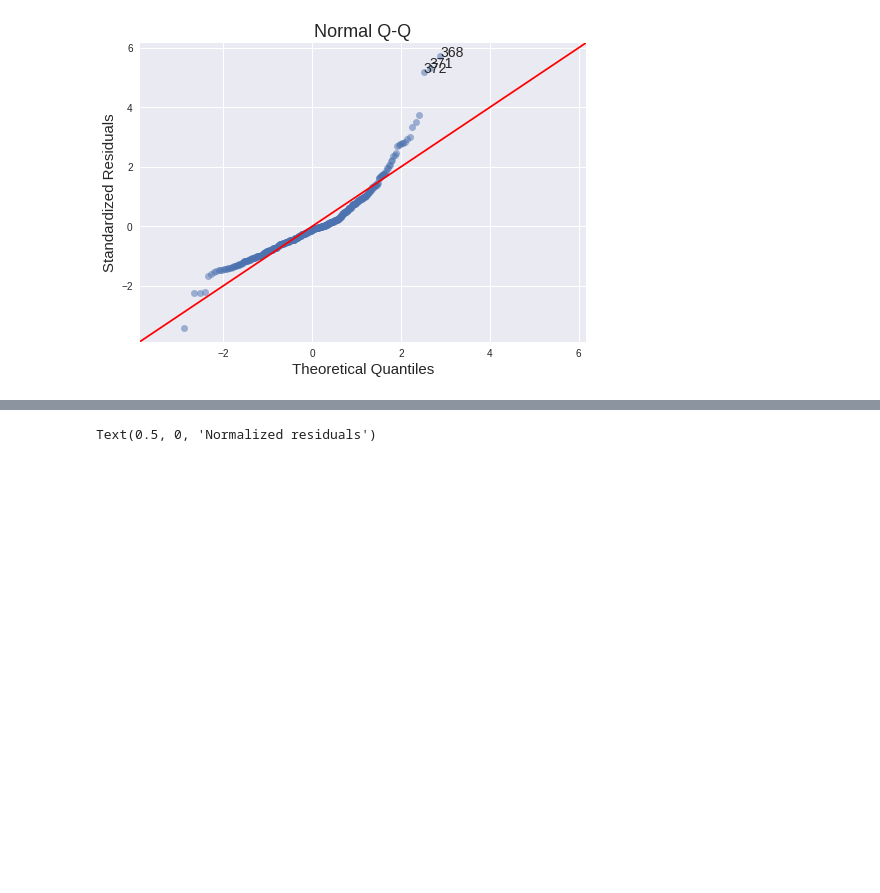
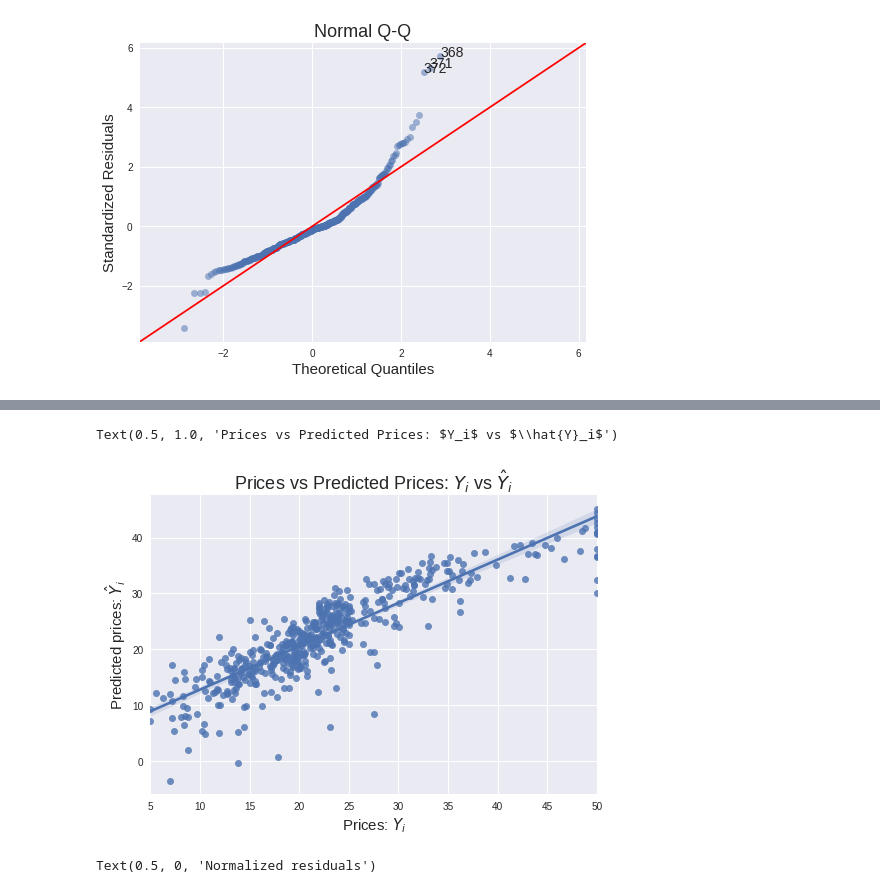
Before and after one commit to villafue/Python_Statistics, a Jupyter notebook: Boston_Mini_Project_Linear_Regression.ipynb, the cells around one changed output, grey strips where cells are left out. Cells and saved outputs as stored; diff of their text form; code cells hidden in the pictures; blank space fills up the shorter version.

```diff
--- a/Boston_Mini_Project_Linear_Regression.ipynb
+++ b/Boston_Mini_Project_Linear_Regression.ipynb
@@ -1284,0 +1347,4 @@ _A:_ The model identified 3 big outliers. This may due to negative predicted pri
+# %%
+np_otl = np.concatenate([abs_norm_resid_top_3, leverage_top_3[~np.isin(leverage_top_3,abs_norm_resid_top_3)]])
+# z = np.concatenate([x, y[~np.isin(y,x)])
+np_otl
@@ -1284,0 +1382,3 @@ _A:_ The model identified 3 big outliers. This may due to negative predicted pri
+# %%
+df_no_otl = dataframe.drop(np_otl)
+df_no_otl.shape
@@ -1284,0 +1391,5 @@ _A:_ The model identified 3 big outliers. This may due to negative predicted pri
+# %%
+# m = ols('PRICE ~ PTRATIO',bos).fit()
+m13_no_otl = ols('PRICE ~ CRIM + ZN + INDUS + CHAS + NOX + RM + AGE + DIS + TAX + PTRATIO + B + LSTAT',df_no_otl).fit()
+print(m13_no_otl.summary())
+print(m13.summary())
@@ -1285,3 +1425,14 @@ _A:_ The model identified 3 big outliers. This may due to negative predicted pri
+# %%
+prices_df=pd.DataFrame()
+prices_df["Predicted_Prices"]=m13_no_otl.fittedvalues.values
+prices_df["Real_Prices"]=df_no_otl.PRICE.values
+sns.regplot(y="Predicted_Prices", x="Real_Prices", data=prices_df, fit_reg = True)
+plt.xlabel("Prices: $Y_i$")
+plt.ylabel("Predicted prices: $\hat{Y}_i$")
+plt.title("Prices vs Predicted Prices: $Y_i$ vs $\hat{Y}_i$")
+# %% [output]
+Text(0.5, 1.0, 'Prices vs Predicted Prices: $Y_i$ vs $\\hat{Y}_i$')
+[figure, added]
 # %%
 # Your turn.
 # resid_pearson is the updated version of norm_resid()
```
Also changed, not shown: parts of 58 cells of this notebook.
